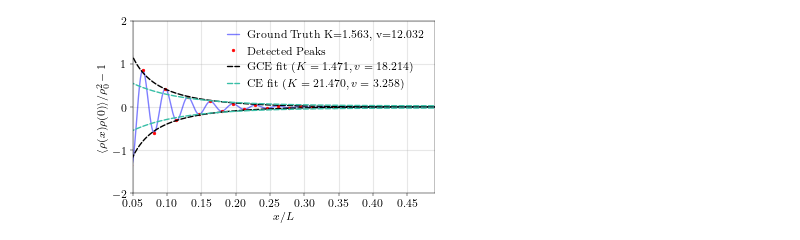
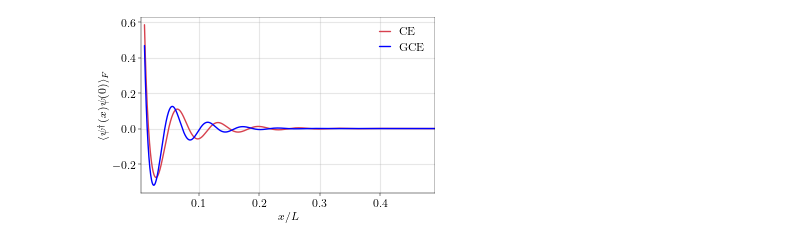
Before and after one commit to DelMaestroGroup/papers-code-ParticleFluctuations, a Jupyter notebook: src/BenchmarkPlots.ipynb, the cells around one changed output. Cells and saved outputs as stored; diff of their text form; code cells hidden in the pictures.

```diff
--- a/src/BenchmarkPlots.ipynb
+++ b/src/BenchmarkPlots.ipynb
@@ -106,22 +100,0 @@ y_peaks_plot = corr_gc_osc[peaks][0:]
-# %%
-with plt.style.context('../include/aps.mplstyle'):
-    figsize = plt.rcParams['figure.figsize']
-    fig, ax = plt.subplots(1,1,constrained_layout=True, figsize=(figsize[0],figsize[1]),sharex=True)
-    ax.set_ylabel(r'$\langle \rho(x)\rho(0)\rangle/\rho_0^2 - 1$')
-    ax.plot(xdata/L, corr_gc_osc, 'b-', alpha=0.5, linewidth=1, label=f'Ground Truth K={K:.3f}, v={v:.3f}')
-    ax.plot(x_peaks/L, y_peaks_plot, 'ro', label='Detected Peaks')
-    ax.plot(xdata/L, grandcanonical_fit_func(xdata, grandcan_vals[0],grandcan_vals[2]), 'k--',label=rf'GCE fit ($K={grandcan_vals[0]:.3f}  , v={grandcan_vals[2]:.3f}$)')
-    ax.plot(xdata/L, -grandcanonical_fit_func(xdata, grandcan_vals[0],grandcan_vals[2]), 'k--')
-    ax.plot(xdata/L, canonical_fit_func(xdata, can_vals[0],can_vals[2]), linestyle = '--',color = '#38bfa7',label=rf'CE fit ($K={can_vals[0]:.3f} , v={can_vals[2]:.3f}$)')
-    ax.plot(xdata/L, -canonical_fit_func(xdata,can_vals[0],can_vals[2]), linestyle = '--',color = '#38bfa7')
-    ax.set_xlabel(r'$x/L$')
-    #ax.set_title('Oscillatory Data with Fitted Envelope')
-    ax.legend(loc=1)
-    ax.grid(True, alpha=0.3)
-    ax.set_ylim(-2,2)
-    ax.set_xlim(0.05,0.49)
-    ax.legend()
-    plt.savefig('../figures/synthetic_fit.pdf')
-    plt.show()
-# %% [output]
-[figure, removed]
@@ -163,0 +101,15 @@ with plt.style.context('../include/aps.mplstyle'):
+# %%
+with plt.style.context('../include/aps.mplstyle'):
+    figsize = plt.rcParams['figure.figsize']
+    fig, ax = plt.subplots(1,1,constrained_layout=True, figsize=(figsize[0],figsize[1]))
+    ax.plot(x_vals/L,obdm_f_c,linestyle='-',color='#D7414E',label='CE')
+    ax.plot(x_vals/L,obdm_f_gc,'b-',label='GCE')
+    ax.grid(True, alpha=0.3)
+    ax.set_ylabel(r'$\langle\psi^{\dagger}(x)\psi(0)\rangle_F$')
+    ax.set_xlabel(r'$x/L$')
+    ax.legend()
+    ax.set_xlim(1/200,0.49)
+    plt.savefig('../figures/synthetic_obdm_f.pdf')
+    plt.show()
+# %% [output]
+[figure, added]
```
Also changed, not shown: parts of 8 cells of this notebook, 10 other files.
